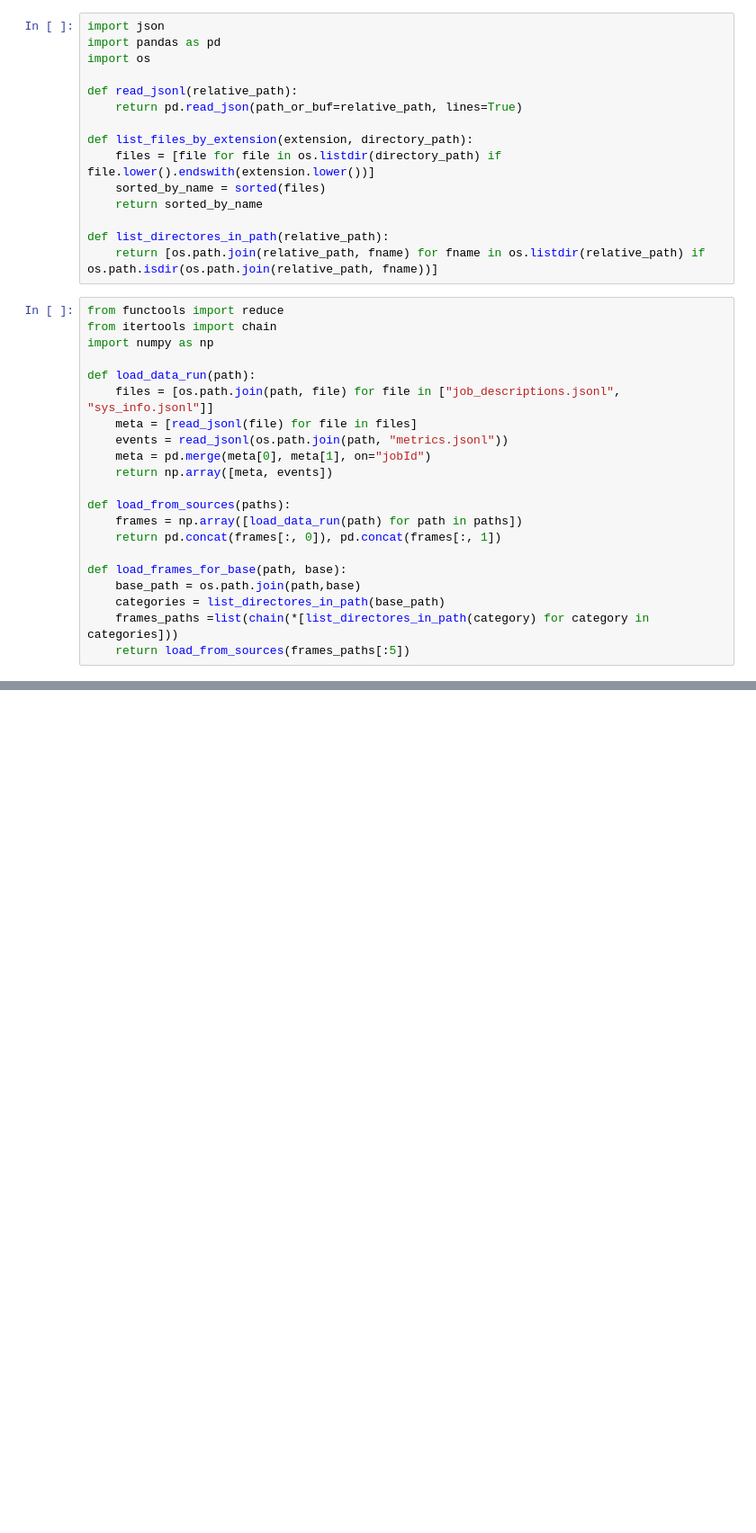
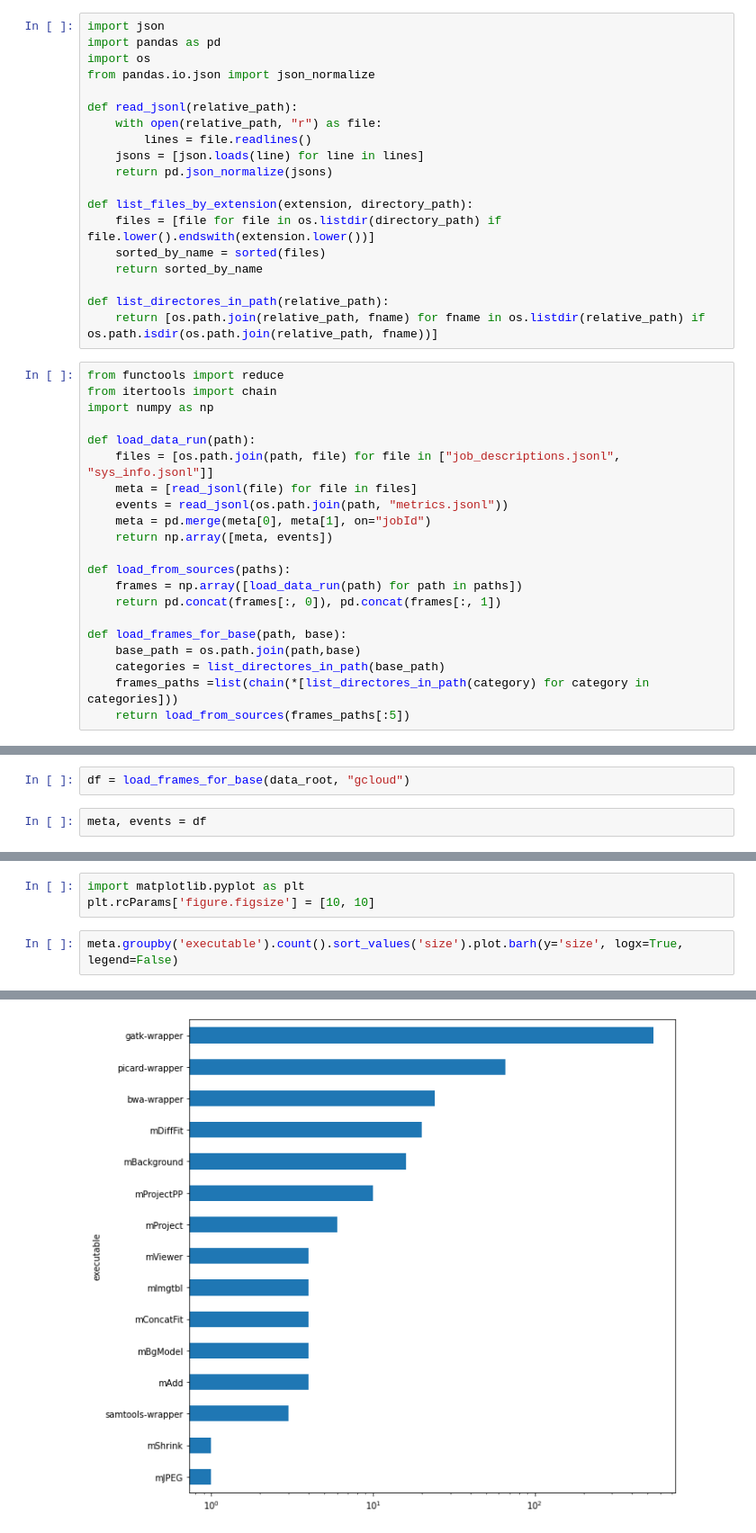
Before and after one commit to mikegpl/job-adiah, a Jupyter notebook: jobadiah-poc.ipynb, the cells around one changed output, grey strips where cells are left out. Shown at 90% size. Cells and saved outputs as stored; diff of their text form; blank space fills up the shorter version.

Commit message:
Improves importing data, adds basic metrics featurization

```diff
--- a/jobadiah-poc.ipynb
+++ b/jobadiah-poc.ipynb
@@ -2,9 +2,13 @@
 import json
 import pandas as pd
 import os
+from pandas.io.json import json_normalize
 
 def read_jsonl(relative_path):
-    return pd.read_json(path_or_buf=relative_path, lines=True)
+    with open(relative_path, "r") as file:
+        lines = file.readlines()
+    jsons = [json.loads(line) for line in lines]
+    return pd.json_normalize(jsons)
 
 def list_files_by_extension(extension, directory_path):
     files = [file for file in os.listdir(directory_path) if file.lower().endswith(extension.lower())]
@@ -57,0 +46,4 @@ df[0]
+# %%
+df = load_frames_for_base(data_root, "gcloud")
+# %%
+meta, events = df
@@ -57,0 +136,6 @@ df[0]
+# %%
+import matplotlib.pyplot as plt
+plt.rcParams['figure.figsize'] = [10, 10]
+# %%
+meta.groupby('executable').count().sort_values('size').plot.barh(y='size', logx=True, legend=False)
+# %% [output]
@@ -57,0 +143 @@ df[0]
+[figure, added]
```
Also changed, not shown: parts of 13 cells of this notebook.
